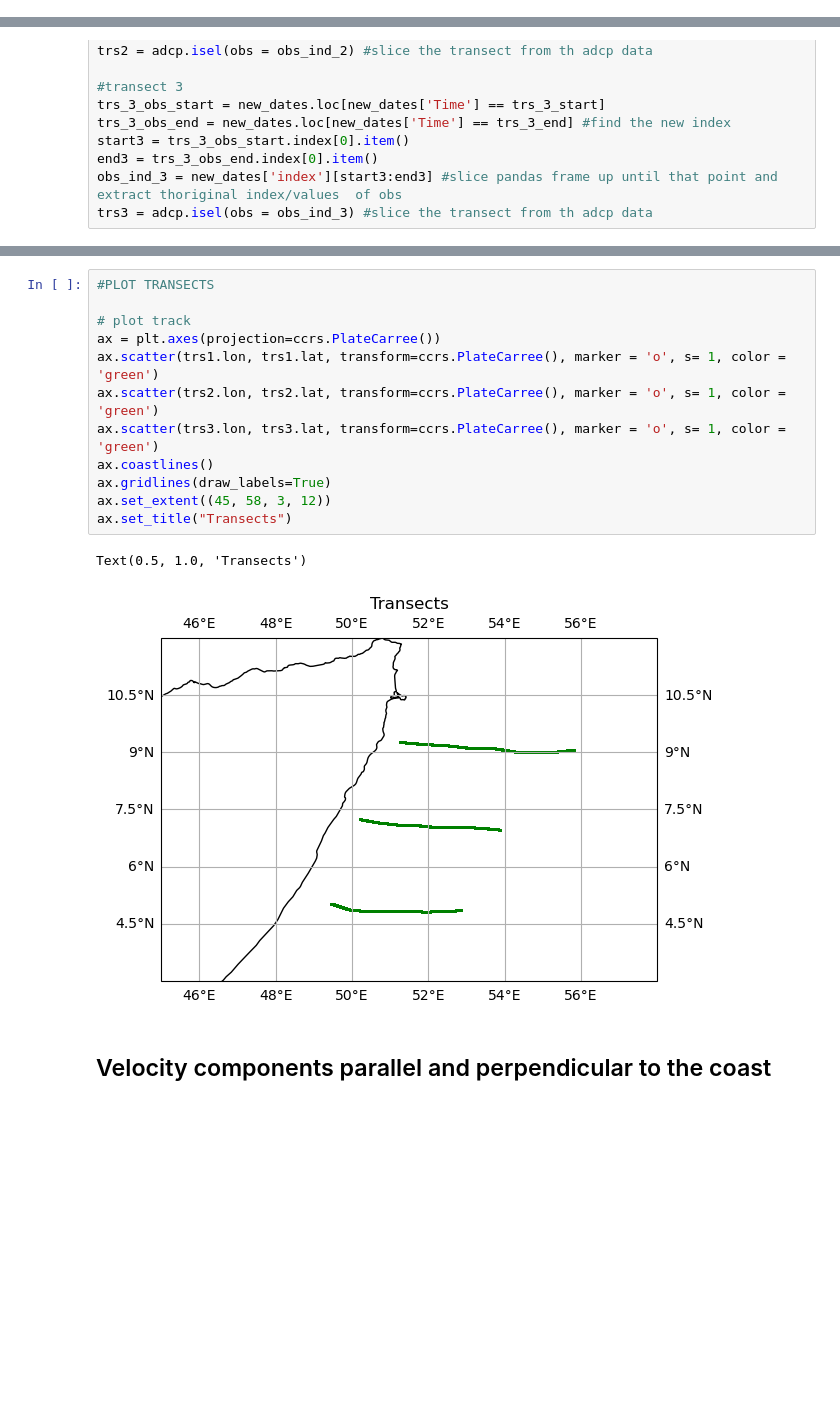
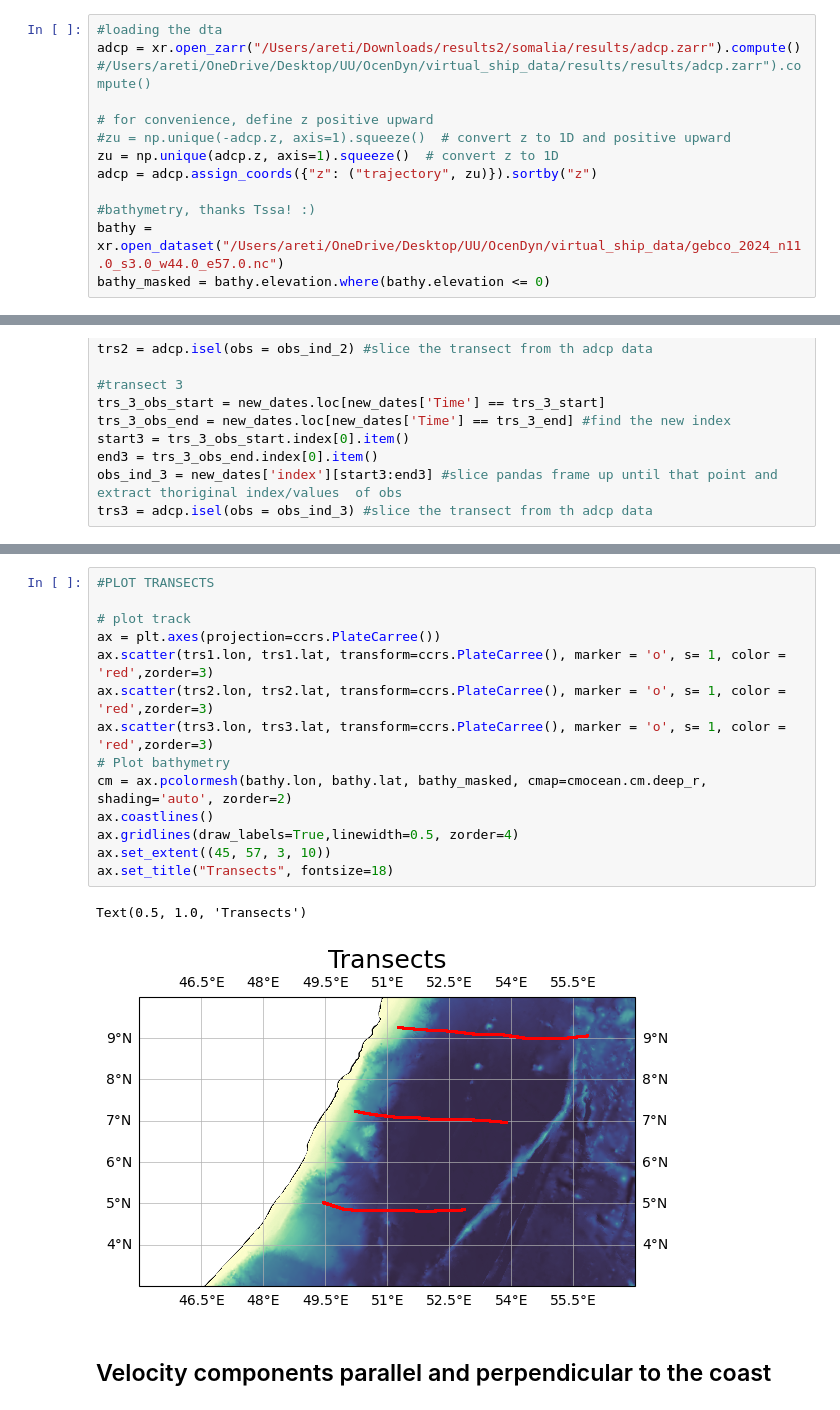
Before and after one commit to ret1-c/Virtualship_Project_UU, a Jupyter notebook: ADCP/VS_adcp.ipynb, the cells around one changed output, grey strips where cells are left out. Drawn from its saved outputs; the diff is of its cells as text; blank space fills up the shorter version.

```diff
--- a/ADCP/VS_adcp.ipynb
+++ b/ADCP/VS_adcp.ipynb
@@ -106,3 +121,16 @@ def vertical_vel(data, title):
     plt.colorbar(w, label=r"m s$^{-1}$")
 # %% [markdown]
 ## Ship Route
+# %%
+#loading the dta
+adcp = xr.open_zarr("/Users/areti/Downloads/results2/somalia/results/adcp.zarr").compute()
+#/Users/areti/OneDrive/Desktop/UU/OcenDyn/virtual_ship_data/results/results/adcp.zarr").compute()
+
+# for convenience, define z positive upward
+#zu = np.unique(-adcp.z, axis=1).squeeze()  # convert z to 1D and positive upward
+zu = np.unique(adcp.z, axis=1).squeeze()  # convert z to 1D
+adcp = adcp.assign_coords({"z": ("trajectory", zu)}).sortby("z")
+
+#bathymetry, thanks Tssa! :)
+bathy = xr.open_dataset("/Users/areti/OneDrive/Desktop/UU/OcenDyn/virtual_ship_data/gebco_2024_n11.0_s3.0_w44.0_e57.0.nc")
+bathy_masked = bathy.elevation.where(bathy.elevation <= 0)
@@ -246,18 +268,20 @@ Attributes:
 # %%
 #PLOT TRANSECTS
 
 # plot track
 ax = plt.axes(projection=ccrs.PlateCarree())
-ax.scatter(trs1.lon, trs1.lat, transform=ccrs.PlateCarree(), marker = 'o', s= 1, color = 'green')
-ax.scatter(trs2.lon, trs2.lat, transform=ccrs.PlateCarree(), marker = 'o', s= 1, color = 'green')
-ax.scatter(trs3.lon, trs3.lat, transform=ccrs.PlateCarree(), marker = 'o', s= 1, color = 'green')
+ax.scatter(trs1.lon, trs1.lat, transform=ccrs.PlateCarree(), marker = 'o', s= 1, color = 'red',zorder=3)
+ax.scatter(trs2.lon, trs2.lat, transform=ccrs.PlateCarree(), marker = 'o', s= 1, color = 'red',zorder=3)
+ax.scatter(trs3.lon, trs3.lat, transform=ccrs.PlateCarree(), marker = 'o', s= 1, color = 'red',zorder=3)
+# Plot bathymetry
+cm = ax.pcolormesh(bathy.lon, bathy.lat, bathy_masked, cmap=cmocean.cm.deep_r, shading='auto', zorder=2)
 ax.coastlines()
-ax.gridlines(draw_labels=True)
-ax.set_extent((45, 58, 3, 12))
-ax.set_title("Transects")
+ax.gridlines(draw_labels=True,linewidth=0.5, zorder=4)
+ax.set_extent((45, 57, 3, 10))
+ax.set_title("Transects", fontsize=18)
 # %% [output]
 Text(0.5, 1.0, 'Transects')
-[figure, old version]
+[figure, new version]
 # %% [markdown]
 ## Velocity components parallel and perpendicular to the coast
 # %%
```
Also changed, not shown: parts of 18 cells of this notebook.
